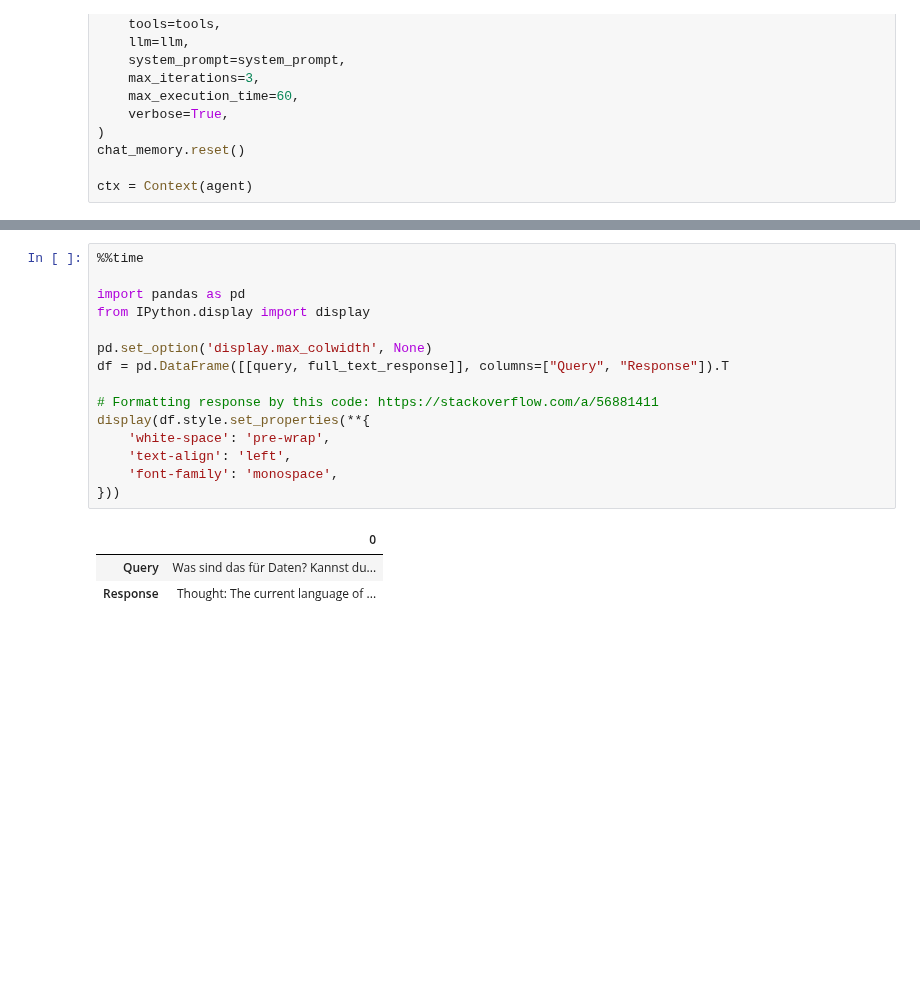
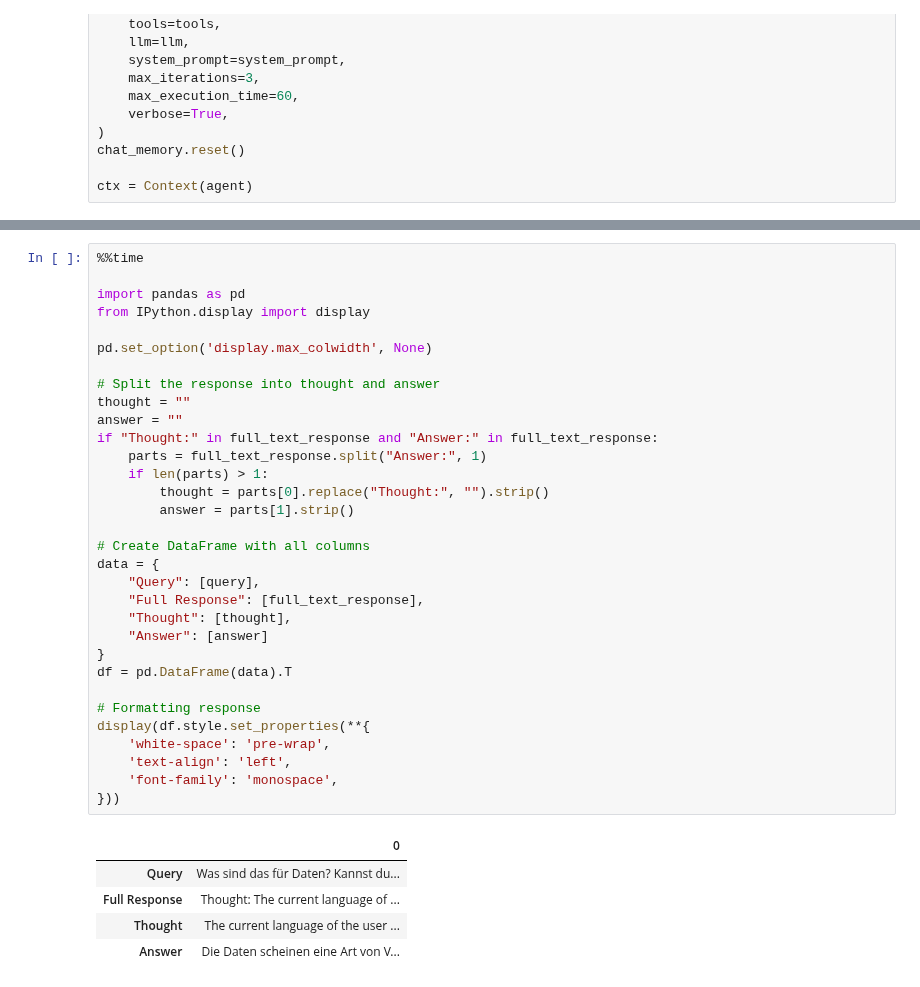
Before and after one commit to vuminhle1997/llama-rag, a Jupyter notebook: notebooks/[Use-Case]Modelling-and-Abstractions.ipynb, the cells around one changed output, grey strips where cells are left out. Saved outputs shown, nothing was run; the diff lists cells and outputs as text; blank space fills up the shorter version.

```diff
--- a/notebooks/[Use-Case]Modelling-and-Abstractions.ipynb
+++ b/notebooks/[Use-Case]Modelling-and-Abstractions.ipynb
@@ -272,19 +272,38 @@ Step parse_agent_output produced event StopEvent
 # %%
 %%time
 
 import pandas as pd
 from IPython.display import display
 
 pd.set_option('display.max_colwidth', None)
-df = pd.DataFrame([[query, full_text_response]], columns=["Query", "Response"]).T
 
-# Formatting response by this code: https://stackoverflow.com/a/56881411
+# Split the response into thought and answer
+thought = ""
+answer = ""
+if "Thought:" in full_text_response and "Answer:" in full_text_response:
+    parts = full_text_response.split("Answer:", 1)
+    if len(parts) > 1:
+        thought = parts[0].replace("Thought:", "").strip()
+        answer = parts[1].strip()
+
+# Create DataFrame with all columns
+data = {
+    "Query": [query],
+    "Full Response": [full_text_response],
+    "Thought": [thought],
+    "Answer": [answer]
+}
+df = pd.DataFrame(data).T
+
+# Formatting response
 display(df.style.set_properties(**{
     'white-space': 'pre-wrap',
     'text-align': 'left',
     'font-family': 'monospace',
 }))
 # %% [output]
 |  | 0 |
 | Query | Was sind das für Daten? Kannst du... |
-| Response | Thought: The current language of ... |
+| Full Response | Thought: The current language of ... |
+| Thought | The current language of the user ... |
+| Answer | Die Daten scheinen eine Art von V... |
```
Also changed, not shown: parts of 9 cells of this notebook.
